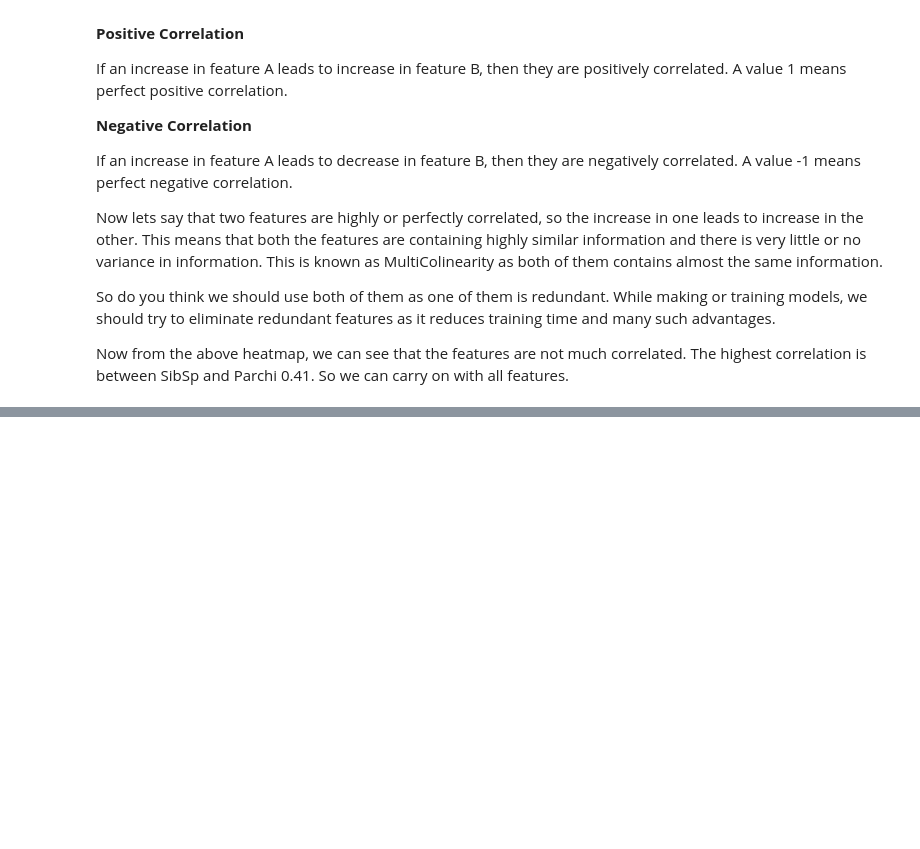
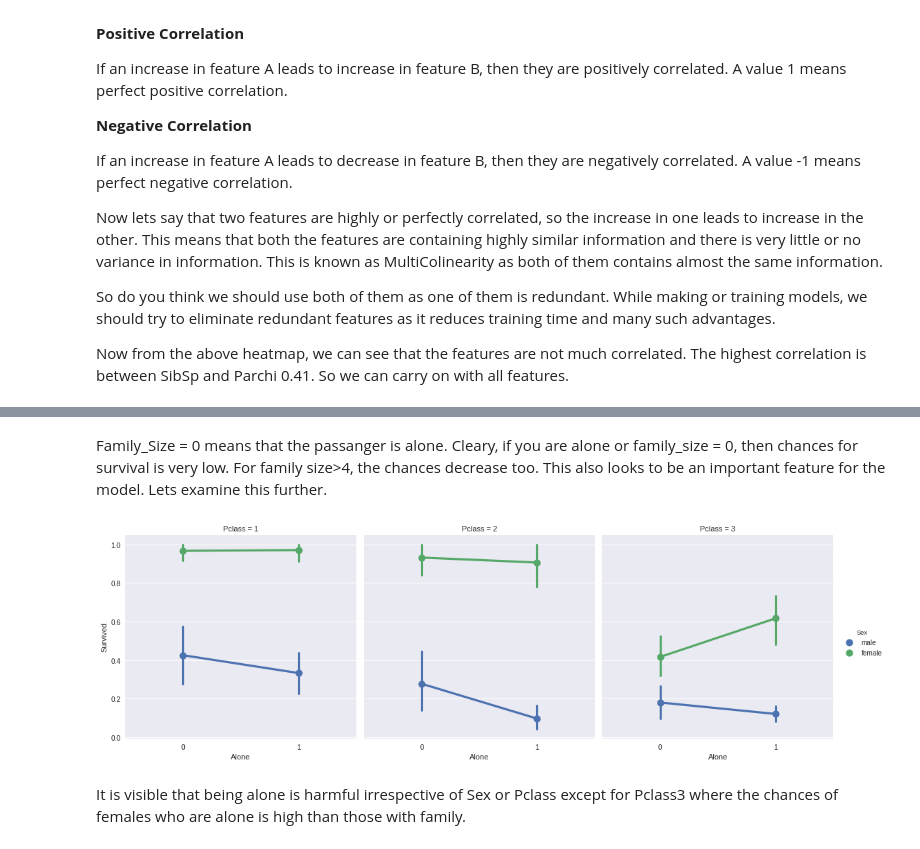
Before and after one commit to leejeseok-kor/kaggle, a Jupyter notebook: jje-tutorial.ipynb, the cells around one changed output, grey strips where cells are left out. Saved outputs shown, nothing was run; the diff lists cells and outputs as text; code cells hidden in the pictures; blank space fills up the shorter version.

```diff
--- a/jje-tutorial.ipynb
+++ b/jje-tutorial.ipynb
@@ -327,0 +688,9 @@ Now from the above heatmap, we can see that the features are not much correlated
+# %% [markdown]
+Family_Size = 0 means that the passanger is alone. Cleary, if you are alone or family_size = 0, then chances for survival is very low. For family size>4, the chances decrease too. This also looks to be an important feature for the model. Lets examine this further.
+# %%
+sns.factorplot('Alone','Survived',data = data, hue = 'Sex', col = 'Pclass')
+plt.show()
+# %% [output]
+[figure, added]
+# %% [markdown]
+It is visible that being alone is harmful irrespective of Sex or Pclass except for Pclass3 where the chances of females who are alone is high than those with family.
```
Also changed, not shown: parts of 71 cells of this notebook.
